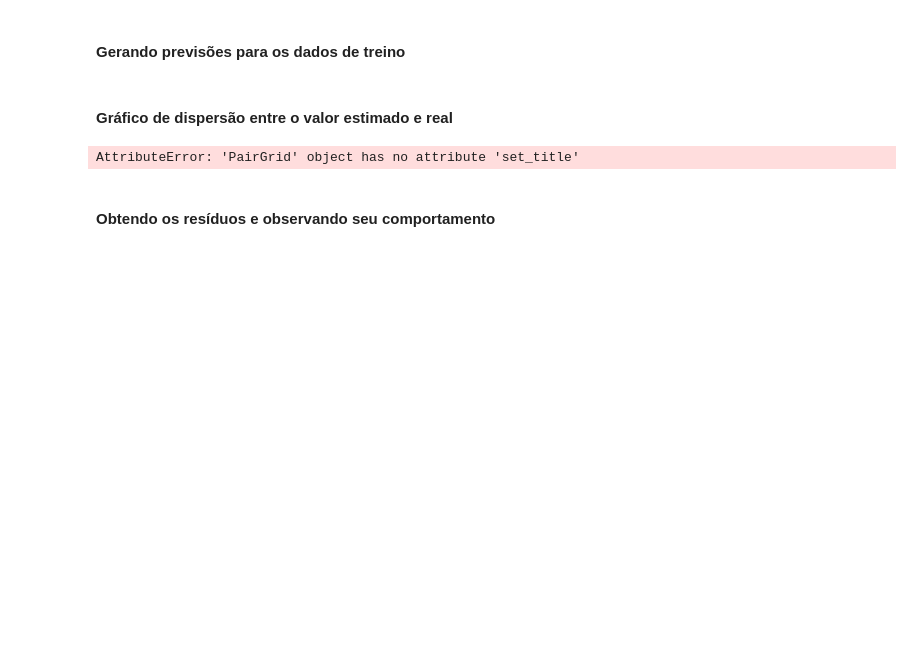
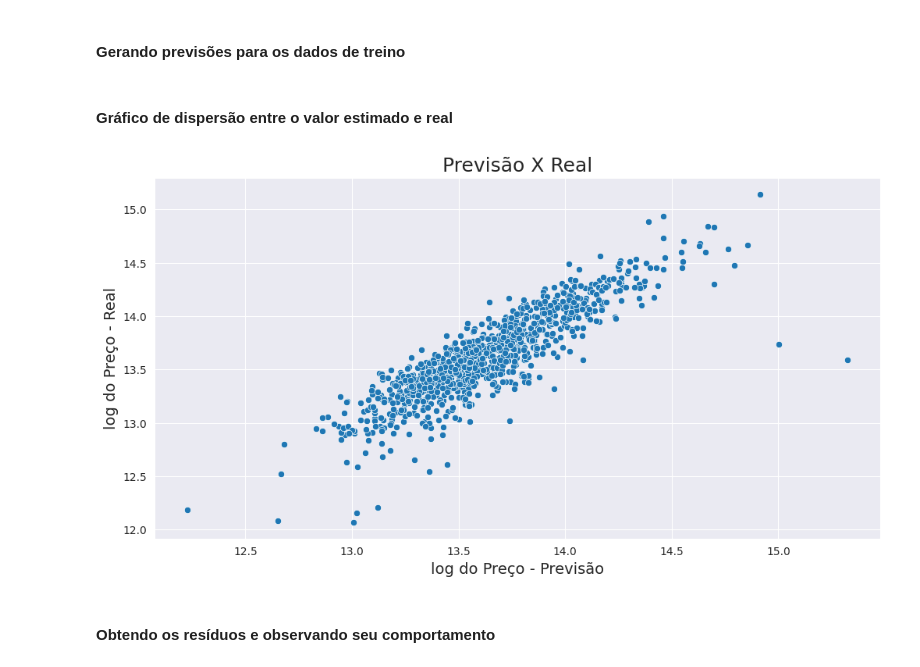
Before and after one commit to arthur-pulini/Machine-Learning-regressao-alura, a Jupyter notebook: Transformando_Variaveis_para_uma_Regressao_Linear/Regressao Linear.ipynb, the cells around one changed output. Drawn from its saved outputs; the diff is of its cells as text; code cells hidden in the pictures; blank space fills up the shorter version.

Commit message:
Fazendo a análise dos resíduos e salvando o modelo

```diff
--- a/Transformando_Variaveis_para_uma_Regressao_Linear/Regressao Linear.ipynb
+++ b/Transformando_Variaveis_para_uma_Regressao_Linear/Regressao Linear.ipynb
@@ -651,17 +651,19 @@ Vamos agora analisar graficamente os resultados de nosso modelo, gerando previs
 ### **Analisando pelos dados de TREINO**
 # %% [markdown]
 #### **Gerando previsões para os dados de treino**
+# %%
+y_train_previsto = modelo.predict(X_train_novo)
 # %% [markdown]
 #### **Gráfico de dispersão entre o valor estimado e real**
 # %%
-...
+ax = sns.scatterplot(x=y_train_previsto, y=y_train)
 
 ax.figure.set_size_inches(12, 6)
 ax.set_title('Previsão X Real', fontsize=18)
 ax.set_xlabel('log do Preço - Previsão', fontsize=14)
 ax.set_ylabel('log do Preço - Real', fontsize=14)
 plt.show()
 # %% [output]
-AttributeError: 'PairGrid' object has no attribute 'set_title'
+[figure, added]
 # %% [markdown]
 #### **Obtendo os resíduos e observando seu comportamento**
```
Also changed, not shown: parts of 6 cells of this notebook, 1 other file.
